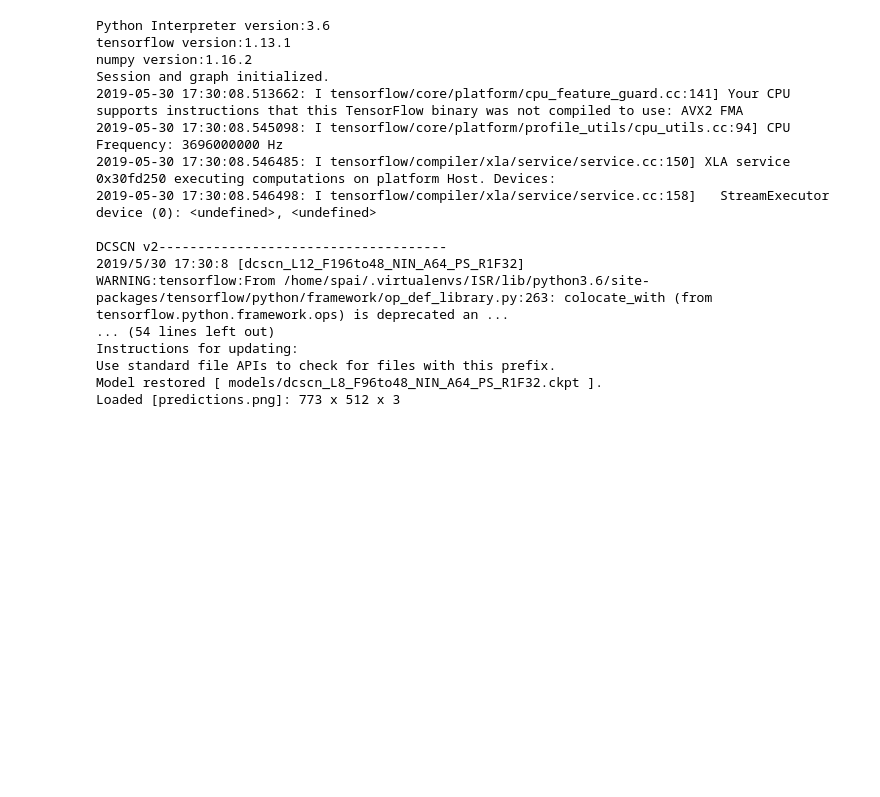
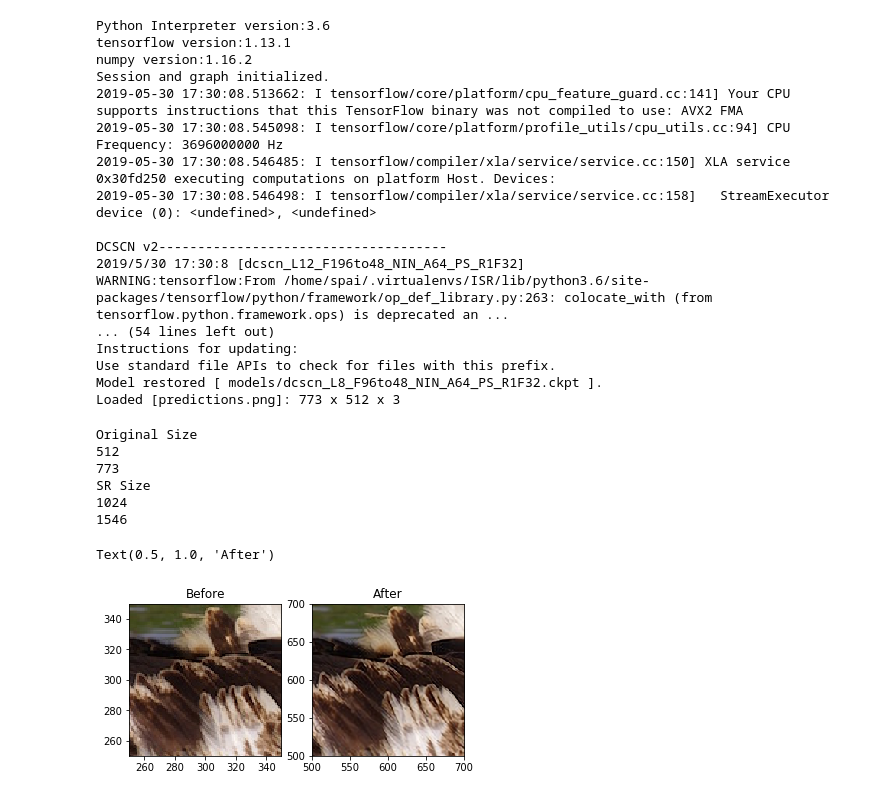
Before and after one commit to IntuitionMachine/tensorflow_projects, a Jupyter notebook: dcscn-super-resolution/Experiment.ipynb, the cells around one changed output. Cells and saved outputs as stored; diff of their text form; code cells hidden in the pictures; blank space fills up the shorter version.

Commit message:
Added image comparision inside the notebook for the Super Resolution.

```diff
--- a/dcscn-super-resolution/Experiment.ipynb
+++ b/dcscn-super-resolution/Experiment.ipynb
@@ -67,3 +64,54 @@ Instructions for updating:
 Use standard file APIs to check for files with this prefix.
 Model restored [ models/dcscn_L8_F96to48_NIN_A64_PS_R1F32.ckpt ].
 Loaded [predictions.png]: 773 x 512 x 3
+# %%
+%matplotlib inline
+
+import matplotlib.pyplot as plt
+import matplotlib.image as mpimg
+import numpy as np
+
+zoom_x = 250
+zoom_y = 350
+
+fig = plt.figure()
+a = fig.add_subplot(1,2,1)
+
+img = mpimg.imread('predictions.png')
+imgplot = plt.imshow(img)
+
+height = img.shape[0]
+width = img.shape[1]
+
+print('Original Size')
+print(height)
+print(width)
+
+plt.xlim(zoom_x, zoom_y)
+plt.ylim(zoom_x, zoom_y)
+
+a.set_title('Before')
+
+a = fig.add_subplot(1,2,2)
+sr_img = mpimg.imread('output/dcscn_L12_F196to48_NIN_A64_PS_R1F32/predictions_result.png')
+sr_imgplot = plt.imshow(sr_img)
+
+height = sr_img.shape[0]
+width = sr_img.shape[1]
+
+print('SR Size')
+print(height)
+print(width)
+
+plt.xlim(zoom_x*2, zoom_y*2)
+plt.ylim(zoom_x*2, zoom_y*2)
+a.set_title('After')
+# %% [output]
+Original Size
+512
+773
+SR Size
+1024
+1546
+Text(0.5, 1.0, 'After')
+[figure, added]
```
Also changed, not shown: parts of 2 cells of this notebook.
